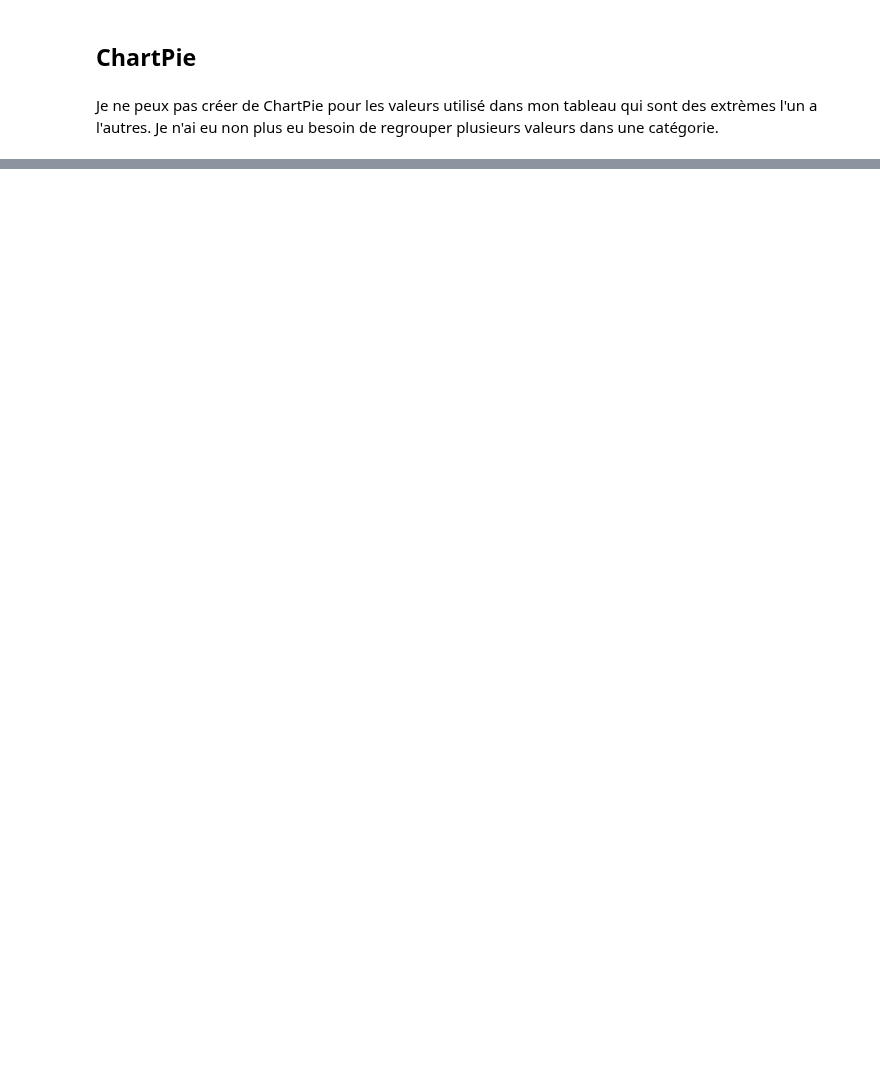
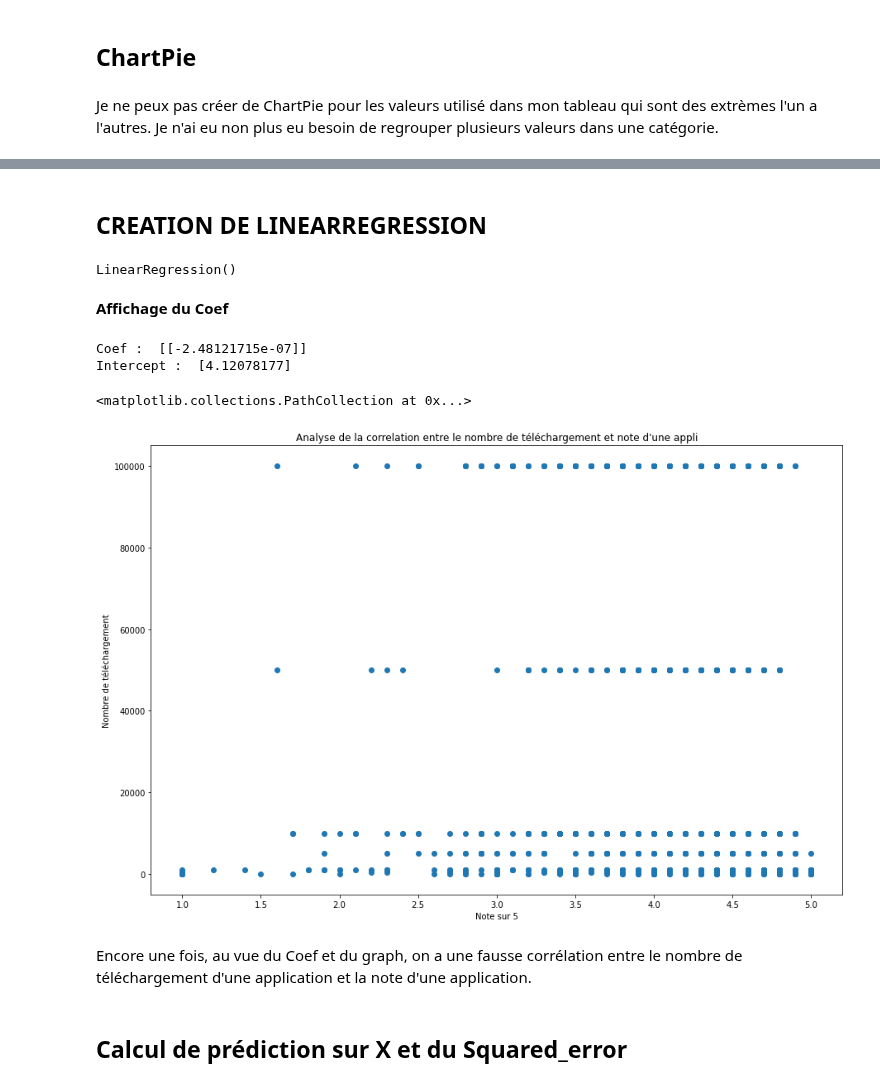
Before and after one commit to Hy-gon/Python_Hitema, a Jupyter notebook: MachineLearning/MiniProject/MiniProjet.ipynb, the cells around one changed output, grey strips where cells are left out. Saved outputs shown, nothing was run; the diff lists cells and outputs as text; code cells hidden in the pictures; blank space fills up the shorter version.

```diff
--- a/MachineLearning/MiniProject/MiniProjet.ipynb
+++ b/MachineLearning/MiniProject/MiniProjet.ipynb
@@ -177,0 +226,4 @@ Je ne peux pas créer de ChartPie pour les valeurs utilisé dans mon tableau qui
+# %%
+from sklearn.model_selection import train_test_split
+
+X_train, X_test, Y_train, Y_test = train_test_split(X, Y, test_size = 0.3)
@@ -177,0 +239,2 @@ Je ne peux pas créer de ChartPie pour les valeurs utilisé dans mon tableau qui
+# %% [markdown]
+## CREATION DE LINEARREGRESSION
@@ -177,0 +246,27 @@ Je ne peux pas créer de ChartPie pour les valeurs utilisé dans mon tableau qui
+# %%
+clf.fit(X_train, Y_train)
+# %% [output]
+LinearRegression()
+# %% [markdown]
+<strong> Affichage du Coef </strong>
+# %%
+print('Coef : ', clf.coef_)
+print('Intercept : ', clf.intercept_)
+# %% [output]
+Coef :  [[-2.48121715e-07]]
+Intercept :  [4.12078177]
+# %%
+plt.figure(figsize = (15, 10))
+
+plt.title("Analyse de la correlation entre le nombre de téléchargement et note d'une appli")
+plt.xlabel("Note sur 5")
+plt.ylabel("Nombre de téléchargement")
+
+plt.scatter(Y_test, X_test)
+# %% [output]
+<matplotlib.collections.PathCollection at 0x...>
+[figure, added]
+# %% [markdown]
+Encore une fois, au vue du Coef et du graph, on a une fausse corrélation entre le nombre de téléchargement d'une application et la note d'une application.
+# %% [markdown]
+## Calcul de prédiction sur X et du Squared_error
```
Also changed, not shown: parts of 24 cells of this notebook.
